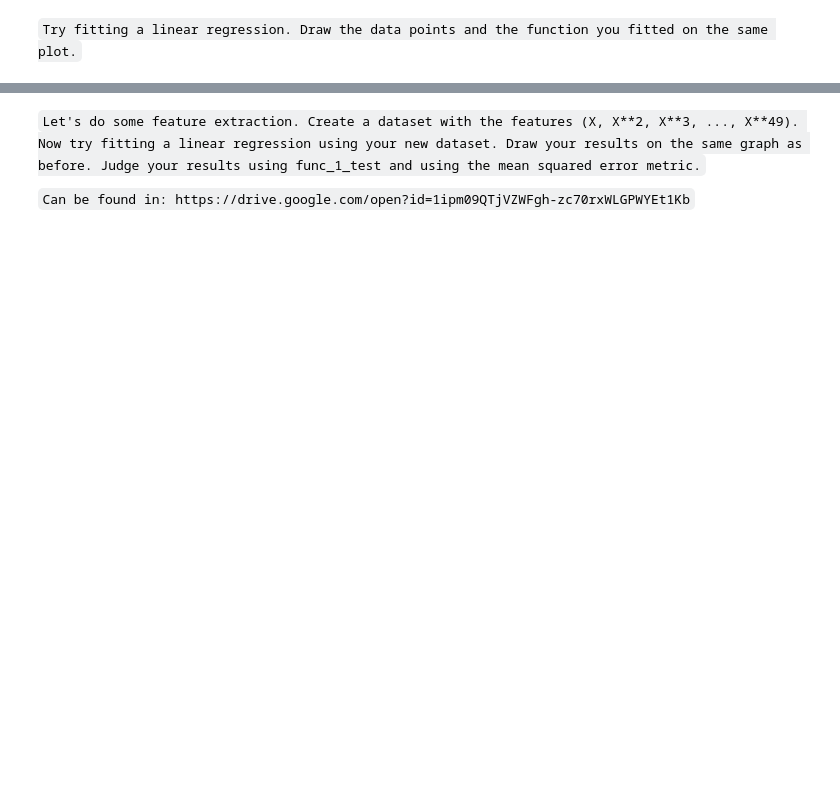
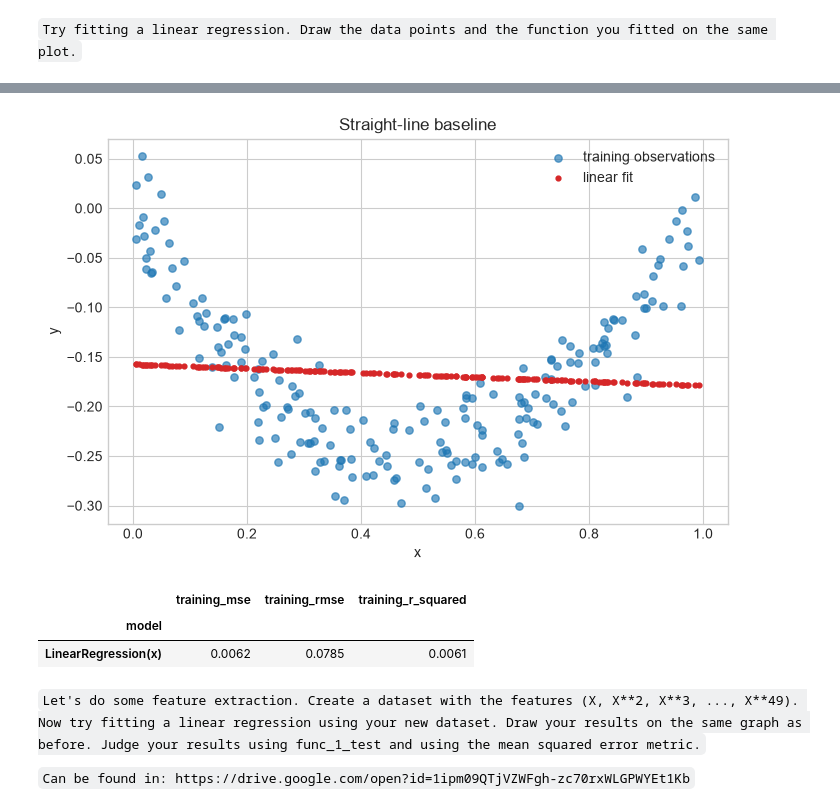
Before and after one commit to Avraham2489/DS_Training, a Jupyter notebook: D - ML/regression/exercise/regression.ipynb, the cells around one changed output, grey strips where cells are left out. Saved outputs shown, nothing was run; the diff lists cells and outputs as text; code cells hidden in the pictures; blank space fills up the shorter version.

Commit message:
Regression solutions.

````diff
--- a/D - ML/regression/exercise/regression.ipynb
+++ b/D - ML/regression/exercise/regression.ipynb
@@ -47,3 +479,70 @@ df = pd.read_csv('resources/func_1_train.csv')
+# %%
+function_training_features = function_training_data.loc[
+    :,
+    ["x"],
+].to_numpy(dtype=np.float64)
+function_training_target = function_training_data.loc[:, "y"].to_numpy(
+    dtype=np.float64,
+)
+
+linear_function_model = LinearRegression()
+linear_function_model.fit(
+    X=function_training_features,
+    y=function_training_target,
+)
+linear_function_prediction = linear_function_model.predict(
+    X=function_training_features,
+)
+linear_function_train_metrics = evaluate_regressor(
+    regression_model=linear_function_model,
+    feature_data=function_training_features,
+    target_data=function_training_target,
+)
+
+linear_function_figure, linear_function_axes = plt.subplots(
+    nrows=1,
+    ncols=1,
+    figsize=(8, 5),
+)
+linear_function_axes.scatter(
+    x=function_training_data.loc[:, "x"],
+    y=function_training_data.loc[:, "y"],
+    s=28,
+    alpha=0.65,
+    label="training observations",
+)
+linear_function_axes.scatter(
+    x=function_training_data.loc[:, "x"],
+    y=linear_function_prediction,
+    s=12,
+    color="tab:red",
+    label="linear fit",
+)
+linear_function_axes.set(
+    title="Straight-line baseline",
+    xlabel="x",
+    ylabel="y",
+)
+linear_function_axes.legend()
+plt.show()
+
+pd.DataFrame(
+    data=[
+        {
+            "model": "LinearRegression(x)",
+            "training_mse": linear_function_train_metrics.mean_squared_error,
+            "training_rmse": (
+                linear_function_train_metrics.root_mean_squared_error
+            ),
+            "training_r_squared": linear_function_train_metrics.r_squared,
+        }
+    ]
+).set_index(keys="model")
+# %% [output]
+[figure, added]
+|  | training_mse | training_rmse | training_r_squared |
+| model |  |  |  |
+| LinearRegression(x) | 0.0062 | 0.0785 | 0.0061 |
 # %% [markdown]
 ```Let's do some feature extraction. Create a dataset with the features (X, X**2, X**3, ..., X**49). Now try fitting a linear regression using your new dataset. Draw your results on the same graph as before. Judge your results using func_1_test and using the mean squared error metric.```
 
````
Also changed, not shown: parts of 45 cells of this notebook, 9 other files.
